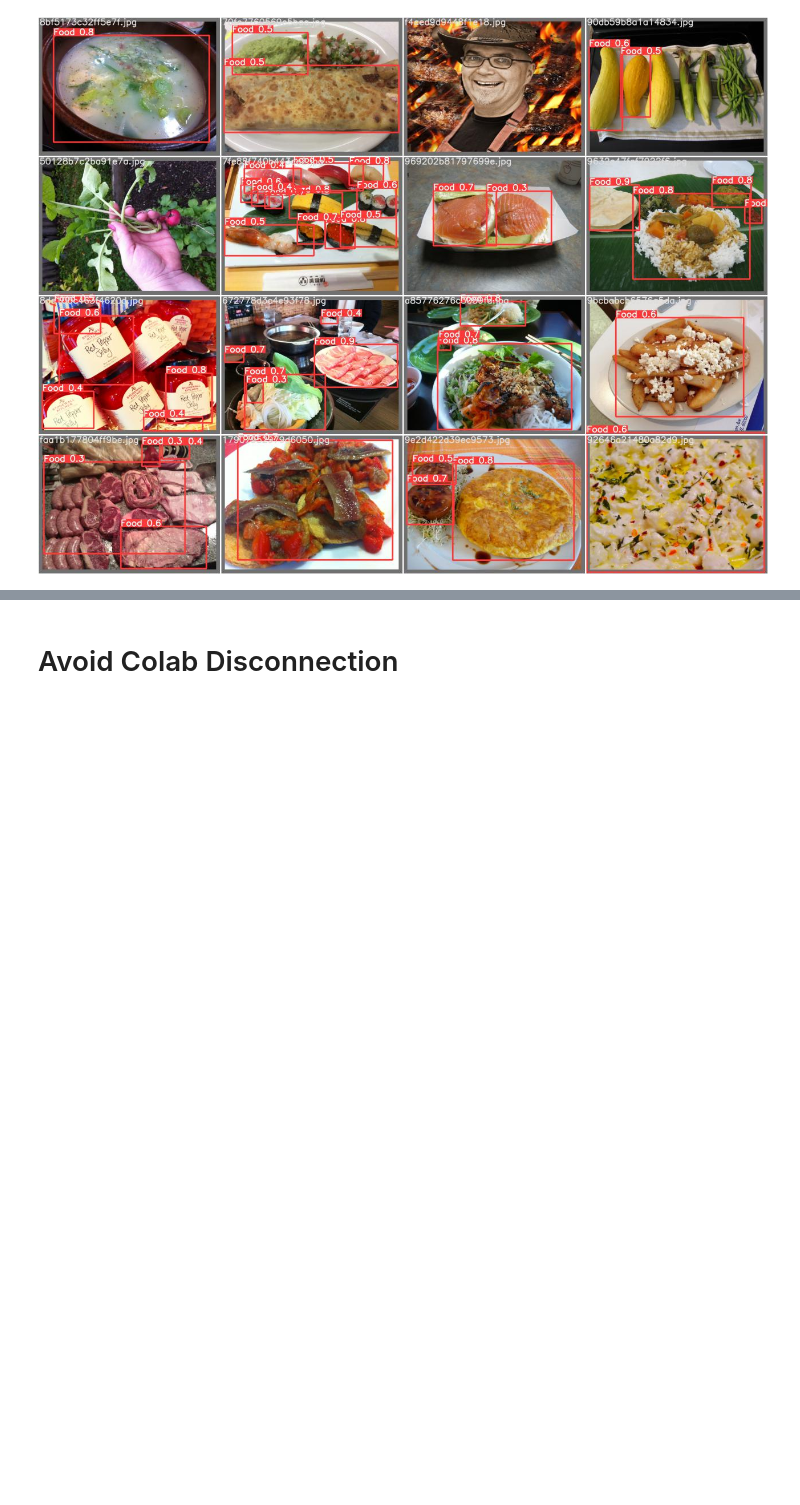
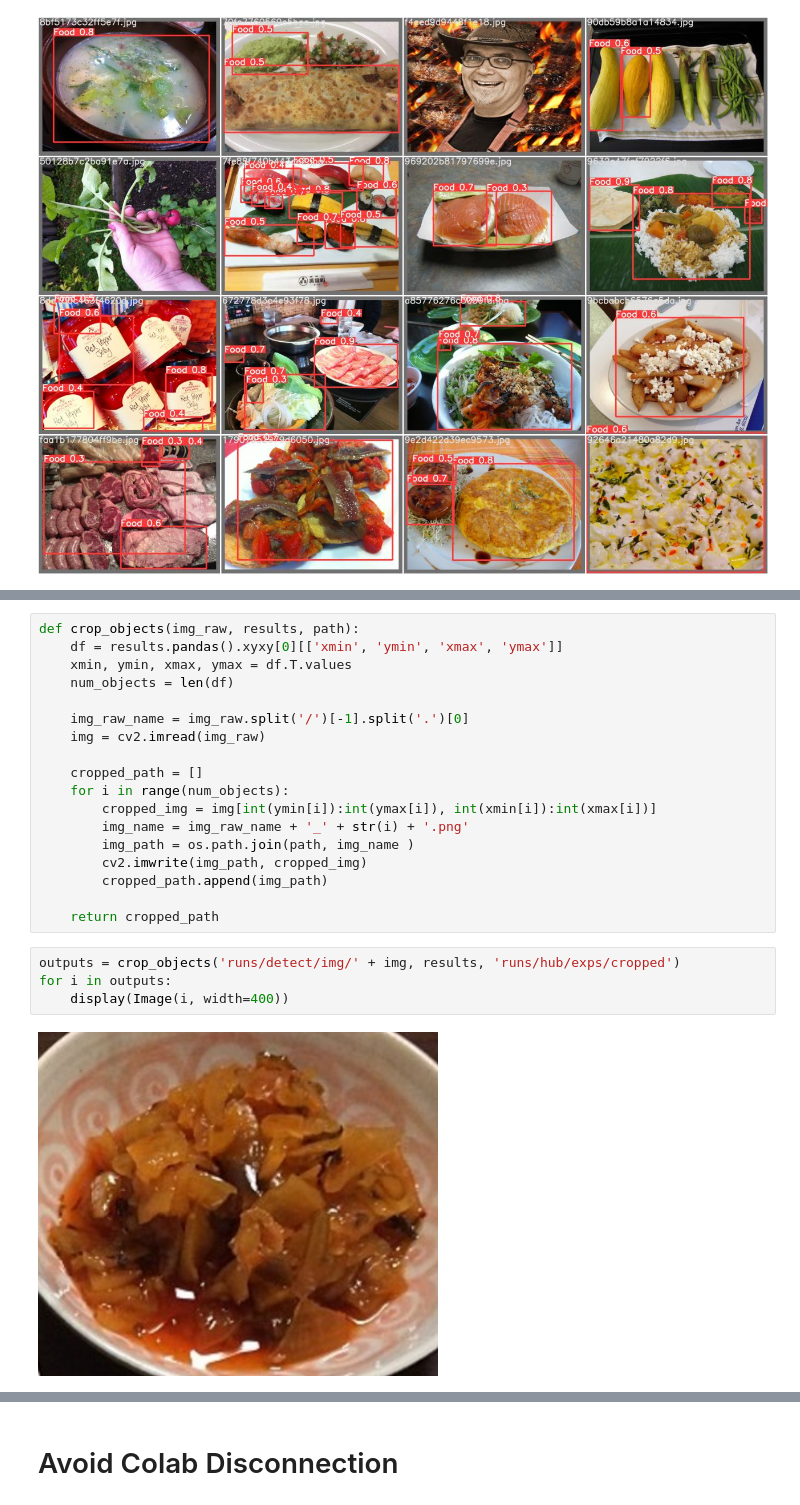
Before and after one commit to AlvinChiew/DeepLearning, a Jupyter notebook: YOLOv5_PyTorch_ObjectDetection.ipynb, the cells around one changed output, grey strips where cells are left out. Cells and saved outputs as stored; diff of their text form; blank space fills up the shorter version.

```diff
--- a/YOLOv5_PyTorch_ObjectDetection.ipynb
+++ b/YOLOv5_PyTorch_ObjectDetection.ipynb
@@ -155,0 +321,24 @@ PREDICTION:
+# %%
+def crop_objects(img_raw, results, path):
+    df = results.pandas().xyxy[0][['xmin', 'ymin', 'xmax', 'ymax']]
+    xmin, ymin, xmax, ymax = df.T.values
+    num_objects = len(df)
+
+    img_raw_name = img_raw.split('/')[-1].split('.')[0]
+    img = cv2.imread(img_raw)
+
+    cropped_path = []
+    for i in range(num_objects):
+        cropped_img = img[int(ymin[i]):int(ymax[i]), int(xmin[i]):int(xmax[i])]
+        img_name = img_raw_name + '_' + str(i) + '.png'
+        img_path = os.path.join(path, img_name )
+        cv2.imwrite(img_path, cropped_img)
+        cropped_path.append(img_path)
+
+    return cropped_path
+# %%
+outputs = crop_objects('runs/detect/img/' + img, results, 'runs/hub/exps/cropped')
+for i in outputs:
+    display(Image(i, width=400))
+# %% [output]
+[figure, added]
```
Also changed, not shown: parts of 27 cells of this notebook.
